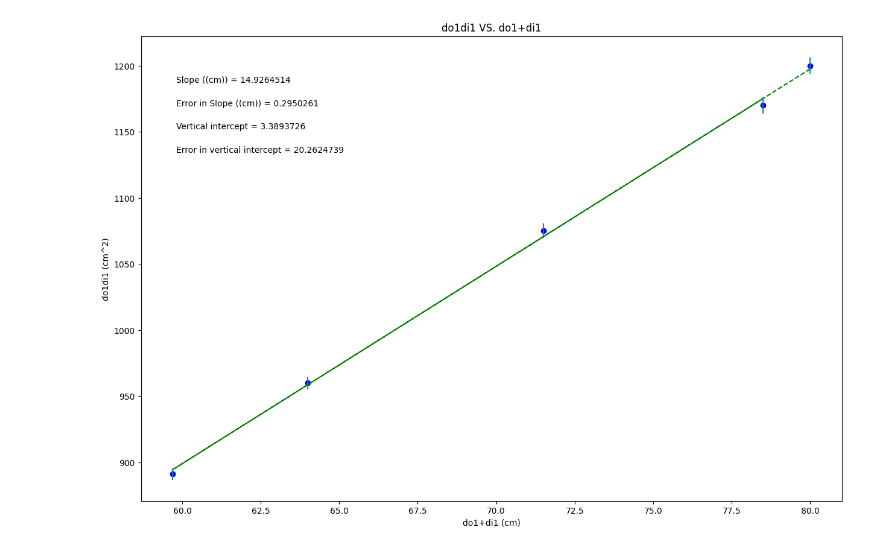
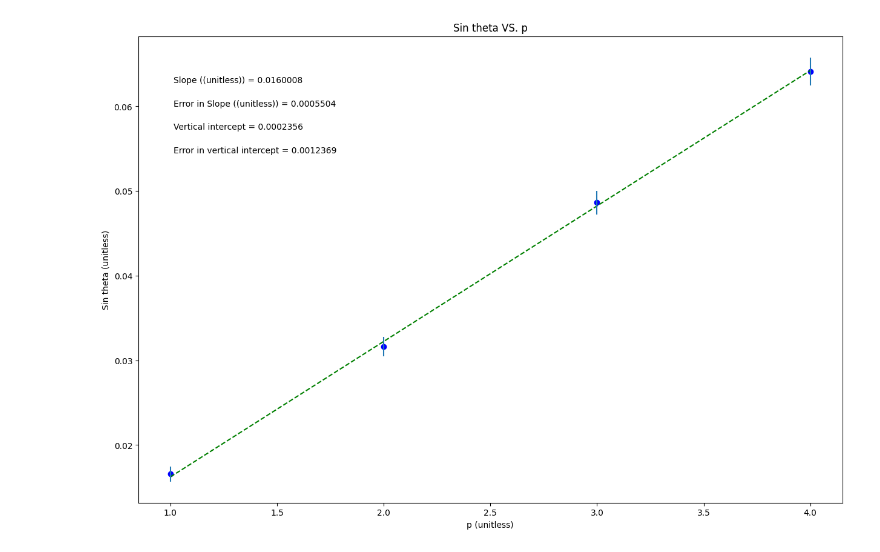
Before and after one commit to JamesHoenstine/PHSX218N.01_2025-Public, a Jupyter notebook: phsxlab_plotting_template.ipynb, the cells around one changed output. Saved outputs shown, nothing was run; the diff lists cells and outputs as text; code cells hidden in the pictures.

```diff
--- a/phsxlab_plotting_template.ipynb
+++ b/phsxlab_plotting_template.ipynb
@@ -3,7 +122,7 @@
 # %%
 #PHSX 216 & 218 plotting code
 #Gabe Hoenstine
-#4-23-25
+#4-16-25
 
 #import packages and libraries, assign shortcut names
 %matplotlib inline
@@ -19,27 +138,30 @@ import matplotlib.pyplot as plt
 #variable names should start with a letter and must contain only letters, numbers, and underscores
 
 
-xvariable_do1plusdi1= np.array([78.5,59.7,64,71.5,80])
+xvariable_p  = np.array([1,2,3,4])
 
-yvariable_do1di1 = np.array([1170,891,960,1075,1200])
+yvariable_sin_theta = np.array([0.016564593,0.031620906,0.048644937,0.06413912])
 
-err_yvariable_do1di1 = np.array([6.182434795,4.221480783,4.664761516,5.442655602,6.32455532])
+err_yvariable_sin_theta = np.array([0.000876901
+,0.001120095
+,0.001392819
+,0.001640976])
 
 
 
 #Re-assign variables as x, y, dy so that the remaining plotting code may remain generic
 #UPDATE VARIABLE NAMES (ON RHS OF EACH EQUAL SIGN) TO MATCH VARIABLE NAMES FOR DATA ABOVE
 
-x = xvariable_do1plusdi1             #this should be the array you want to plot on the x axis
-y = yvariable_do1di1             #this should be the array you want to plot on the y axis
-dy = err_yvariable_do1di1
+x = xvariable_p             #this should be the array you want to plot on the x axis
+y = yvariable_sin_theta             #this should be the array you want to plot on the y axis
+dy = err_yvariable_sin_theta
 
 #UPDATE EACH OF THESE 4 STRINGS FOR YOUR PLOT LABELS AS YOU WANT THEM TO APPEAR
 
-plot_title= 'do1di1 VS. do1+di1'
-x_label= 'do1+di1 (cm)'
-y_label= 'do1di1 (cm^2)'
-slope_units= '(cm)'
+plot_title= 'Sin theta VS. p'
+x_label= 'p (unitless)'
+y_label= 'Sin theta (unitless)'
+slope_units= '(unitless)'
 
 #UPDATE ANNOTATION PLACEMENT SO IT'S OUT OF WAY OF PLOTTED DATA AND BEST FIT LINE
 #integer from 1 to 4, top R corner is 1 (counter-clockwise from there)
@@ -91,31 +213,31 @@ elif annotation_placement==3 or annotation_placement==4:
 #Don't need to change anything in this section!
 
 #Plot data on graph. Plot error bars and place values for slope,
 #error in slope, and vertical intercept (plus error) on the plot using "annotate"
 
 plt.figure(figsize=(15,10))
 
 plt.plot(x, fit, color='green', linestyle='--')
 plt.scatter(x, y, color='blue', marker='o')
 
 plt.xlabel(x_label)
 plt.ylabel(y_label)
 plt.title(plot_title)
 
 plt.errorbar(x, y, yerr=dy, xerr=None, fmt="none") #don't need to plot x error bars
 
 plt.annotate('Slope ({}) = {value:.{digits}f}'.format(slope_units,value=m, digits=7),
              (xpos, ypos[0]), xycoords='axes fraction')
 
 plt.annotate('Error in Slope ({}) = {value:.{digits}f}'.format(slope_units,value=dm, digits=7),
              (xpos, ypos[1]), xycoords='axes fraction')
 
 plt.annotate('Vertical intercept = {value:.{digits}f}'.format(value=b, digits=7),
              (xpos, ypos[2]), xycoords='axes fraction')
 
 plt.annotate('Error in vertical intercept = {value:.{digits}f}'.format(value=db, digits=7),
              (xpos, ypos[3]), xycoords='axes fraction')
 
 plt.show()
 # %% [output]
-[figure, old version]
+[figure, new version]
```
Also changed, not shown: parts of 2 cells of this notebook.
